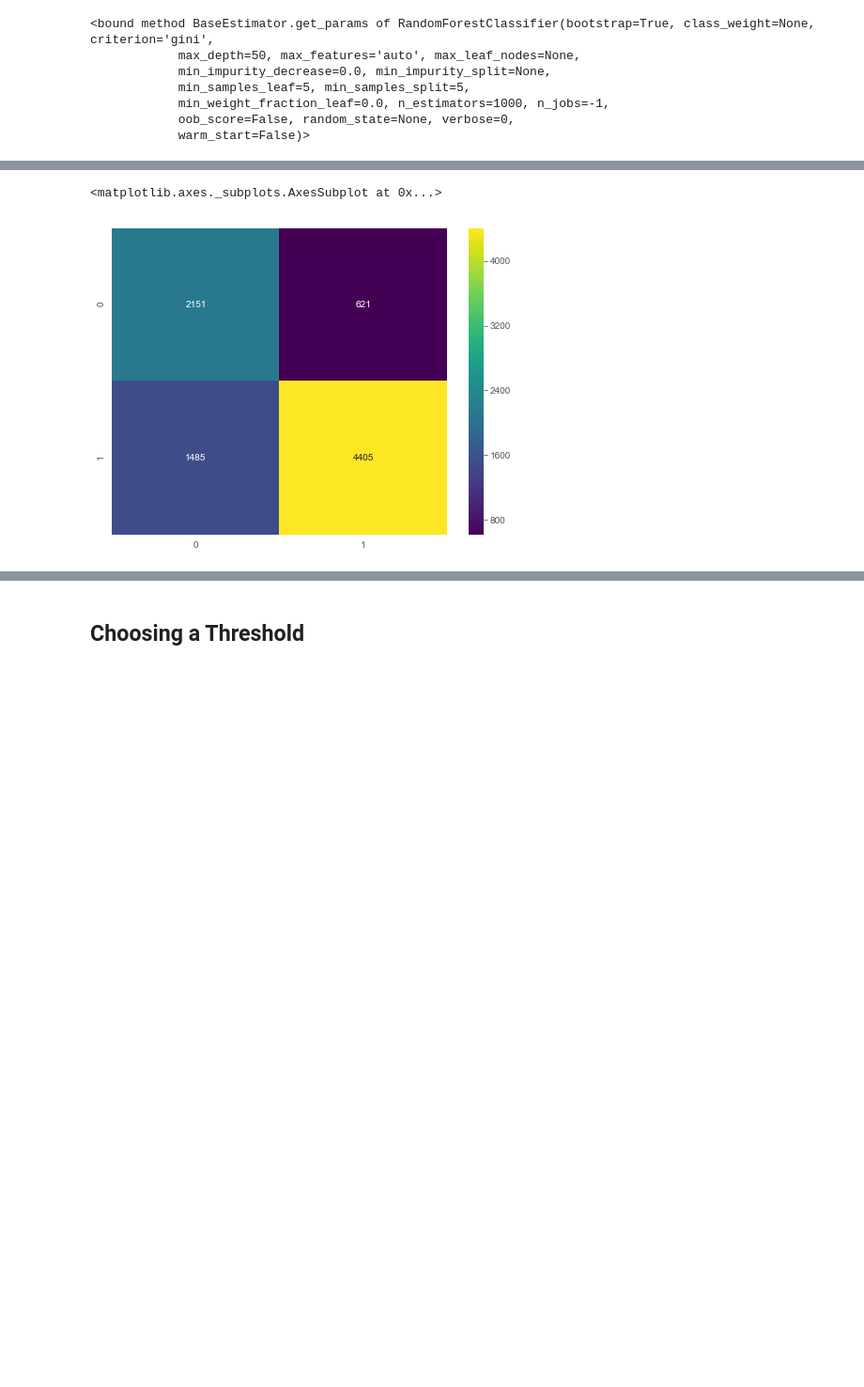
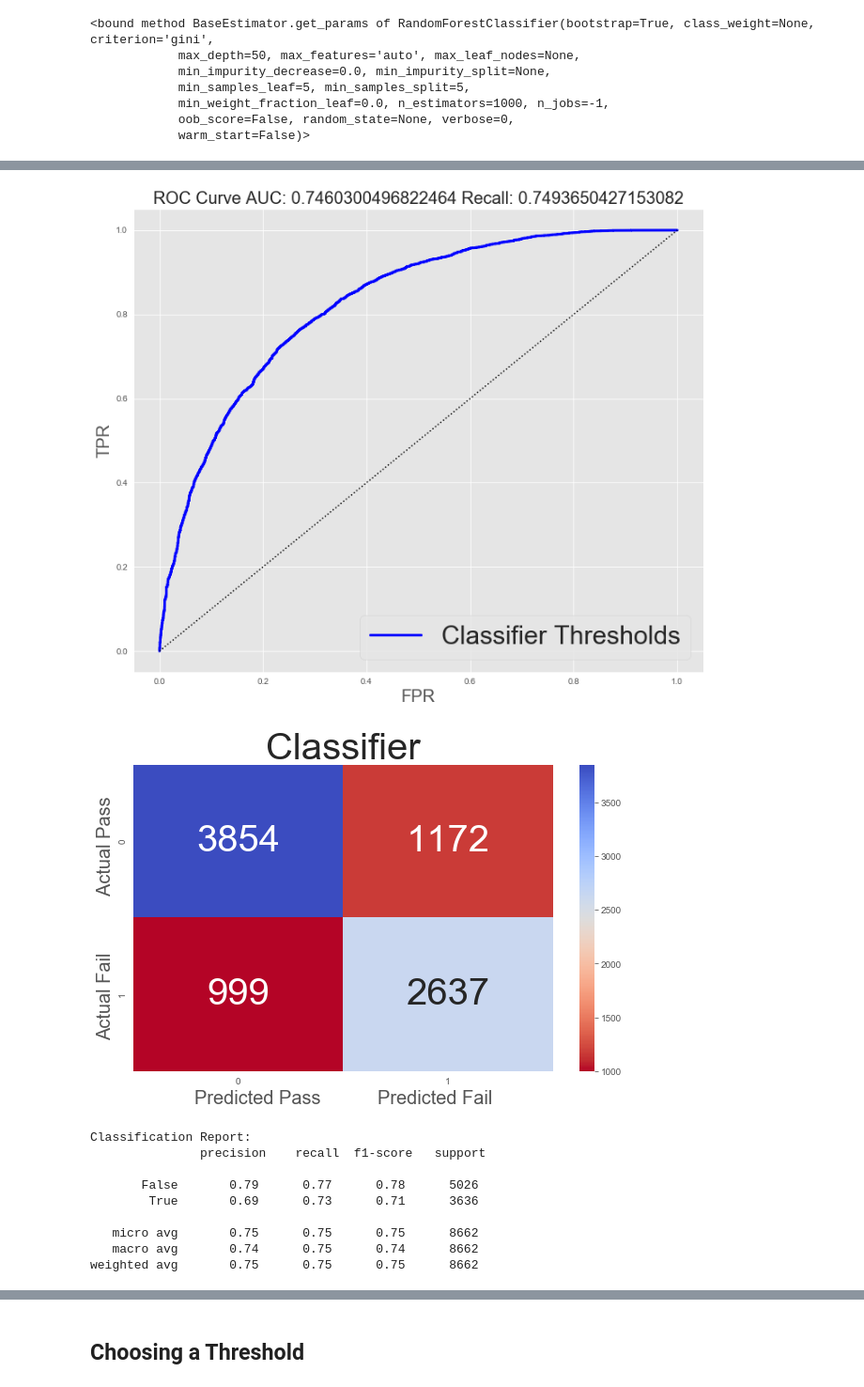
Before and after one commit to jeremymiller00/Predicting-Success-in-Online-Education, a Jupyter notebook: models/random_forest_completion_first_quarter.ipynb, the cells around one changed output, grey strips where cells are left out. Shown at 94% size. Saved outputs shown, nothing was run; the diff lists cells and outputs as text; code cells hidden in the pictures; blank space fills up the shorter version.

Commit message:
upload figures

```diff
--- a/models/random_forest_completion_first_quarter.ipynb
+++ b/models/random_forest_completion_first_quarter.ipynb
@@ -52,10 +55,10 @@ def standard_confusion_matrix(y_true, y_pred):
     -------
     ndarray - 2D
     """
-    [[tn, fp], [fn, tp]] = confusion_matrix(y_true, y_pred)
+    [[tn, fp], [fn, tp]] = confusion_matrix(y_true, y_pred, labels=[0,1])
     return np.array([[tp, fp], [fn, tn]])
 
-def print_roc_curve(y_test, probabilities, model_type):
+def print_roc_curve(y_test, probabilities, model_type, recall):
     '''
     Calculates and prints a ROC curve given a set of test classes and probabilities from a trained classifier
     '''
@@ -66,11 +69,10 @@ def print_roc_curve(y_test, probabilities, model_type):
          color='blue',
          lw=3)
     plt.plot([0,1],[0,1], 'k:')
-    plt.legend()
-    plt.xlabel("FPR")
-    plt.ylabel("TPR")
-    plt.title("ROC Curve AUC: {} Recall: {}".format(roc_auc, recall))
-    plt.show()
+    plt.legend(prop={'size': 30})
+    plt.xlabel("FPR", fontsize=20)
+    plt.ylabel("TPR", fontsize=20)
+    plt.title("ROC Curve AUC: {} Recall: {}".format(roc_auc, recall), fontsize=20)
 # %%
 X_train = pd.read_csv('../data/processed/first_quarter/X_train.csv')
 y_train = pd.read_csv('../data/processed/first_quarter/y_train.csv')
@@ -120,7 +99,24 @@ Confusion Matrix:
-# %%
-plt.figure(figsize=(8,6))
-sns.heatmap(conf_mat, annot=conf_mat, cmap='viridis', fmt='d')
-# %% [output]
-<matplotlib.axes._subplots.AxesSubplot at 0x...>
-[figure, removed]
+# %%
+    print_roc_curve(y_test, probas, 'Classifier Thresholds', recall)
+    plt.savefig('../reports/figures/rf_roc.png')
+    plt.figure(figsize=(10,6))
+    sns.heatmap(conf_mat, annot=conf_mat, cmap='coolwarm_r', fmt='d', annot_kws={"size": 40})
+    plt.xlabel('Predicted Pass           Predicted Fail', fontsize=20)
+    plt.ylabel('Actual Fail           Actual Pass', fontsize=20)
+    plt.title('Classifier', fontsize=40)
+    plt.savefig('../reports/figures/rf_conf_mat.png')
+    plt.show()
+    print('\nClassification Report:\n {}'.format(class_report))
+# %% [output]
+[figure, added]
+[figure, added]
+Classification Report:
+               precision    recall  f1-score   support
+
+       False       0.79      0.77      0.78      5026
+        True       0.69      0.73      0.71      3636
+
+   micro avg       0.75      0.75      0.75      8662
+   macro avg       0.74      0.75      0.74      8662
+weighted avg       0.75      0.75      0.75      8662
 # %% [markdown]
```
Also changed, not shown: parts of 45 cells of this notebook, 7 other files.
